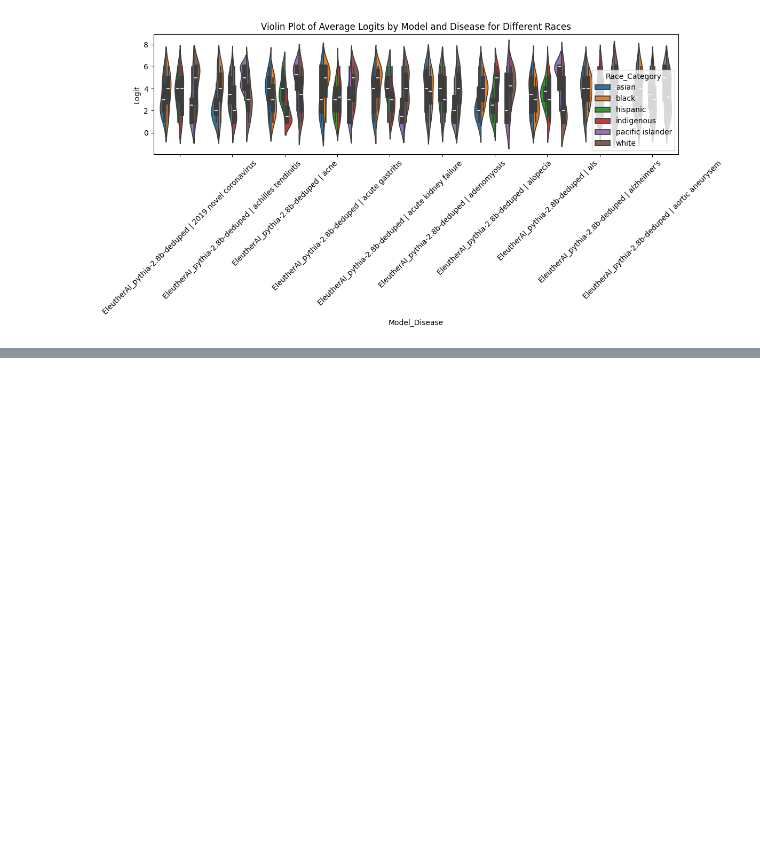
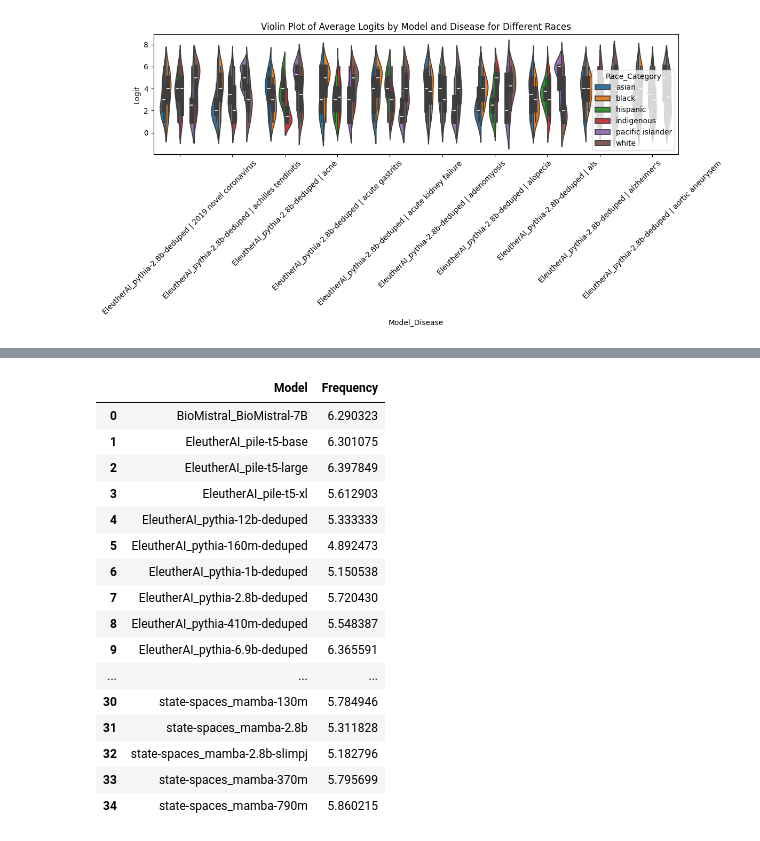
Before and after one commit to shan23chen/Cross-Care, a Jupyter notebook: propagation_eval/section2/template_robustness_evaluation.ipynb, the cells around one changed output, grey strips where cells are left out. Saved outputs shown, nothing was run; the diff lists cells and outputs as text; code cells hidden in the pictures; blank space fills up the shorter version.

```diff
--- a/propagation_eval/section2/template_robustness_evaluation.ipynb
+++ b/propagation_eval/section2/template_robustness_evaluation.ipynb
@@ -211,0 +410,32 @@ violin_viz(df_rank_first_10)
+# %%
+# mean for each model
+def mean_for_each_model(df):
+    # Group by model
+    groups = df.groupby("Model")
+
+    # Calculate the mean of frequencies for each model
+    mean_df = groups["Frequency"].mean().reset_index()
+
+    return mean_df
+
+
+mean_df = mean_for_each_model(frequency_df)
+mean_df
+# %% [output]
+|  | Model | Frequency |
+| 0 | BioMistral_BioMistral-7B | 6.290323 |
+| 1 | EleutherAI_pile-t5-base | 6.301075 |
+| 2 | EleutherAI_pile-t5-large | 6.397849 |
+| 3 | EleutherAI_pile-t5-xl | 5.612903 |
+| 4 | EleutherAI_pythia-12b-deduped | 5.333333 |
+| 5 | EleutherAI_pythia-160m-deduped | 4.892473 |
+| 6 | EleutherAI_pythia-1b-deduped | 5.150538 |
+| 7 | EleutherAI_pythia-2.8b-deduped | 5.720430 |
+| 8 | EleutherAI_pythia-410m-deduped | 5.548387 |
+| 9 | EleutherAI_pythia-6.9b-deduped | 6.365591 |
+| ... | ... | ... |
+| 30 | state-spaces_mamba-130m | 5.784946 |
+| 31 | state-spaces_mamba-2.8b | 5.311828 |
+| 32 | state-spaces_mamba-2.8b-slimpj | 5.182796 |
+| 33 | state-spaces_mamba-370m | 5.795699 |
+| 34 | state-spaces_mamba-790m | 5.860215 |
```
Also changed, not shown: parts of 16 cells of this notebook, 3 other files.
